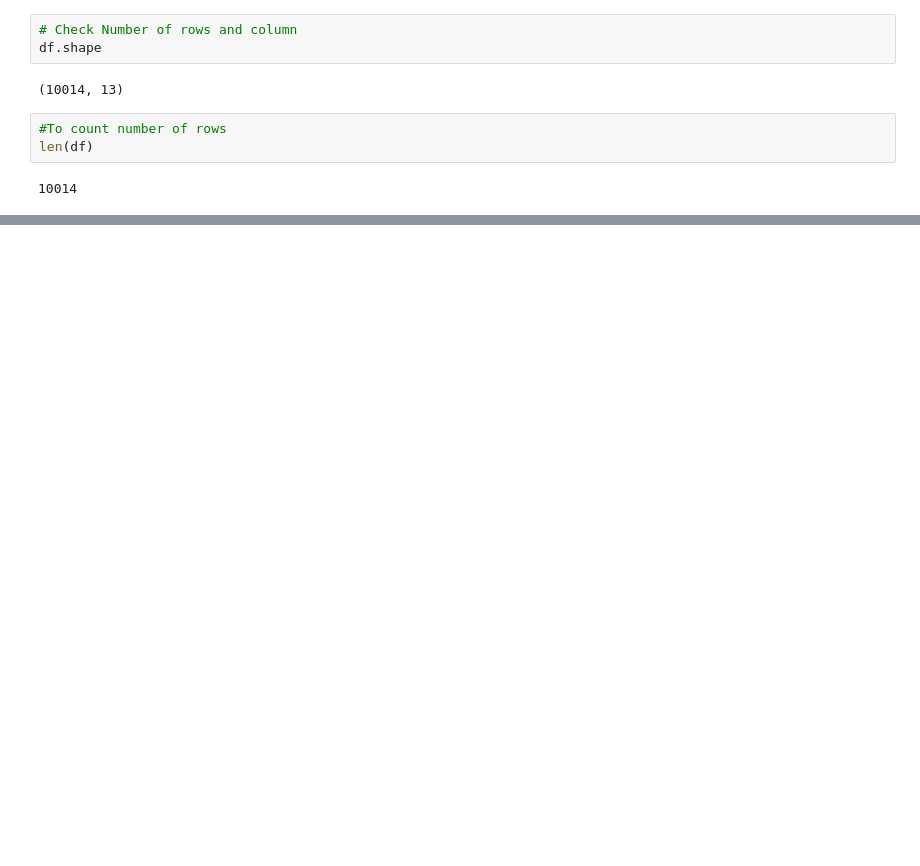
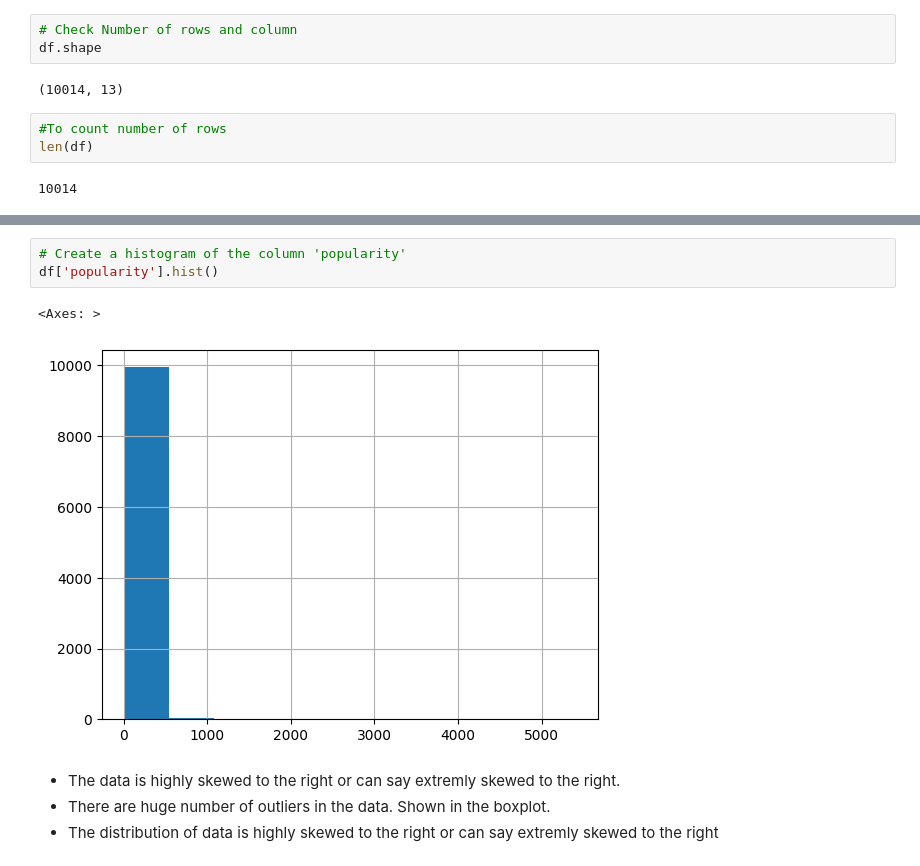
Before and after one commit to raoalitalha/Cinematic-Data-Exploration, a Jupyter notebook: eda.ipynb, the cells around one changed output, grey strips where cells are left out. Cells and saved outputs as stored; diff of their text form; blank space fills up the shorter version.

```diff
--- a/eda.ipynb
+++ b/eda.ipynb
@@ -433,0 +638,10 @@ sns.boxplot(y= 'vote_average', data=df_outliers)
+# %%
+# Create a histogram of the column 'popularity'
+df['popularity'].hist()
+# %% [output]
+<Axes: >
+[figure, added]
+# %% [markdown]
+- The data is highly skewed to the right or can say extremly skewed to the right.
+- There are huge number of outliers in the data. Shown in the boxplot.
+- The distribution of data is highly skewed to the right or can say extremly skewed to the right
```
Also changed, not shown: parts of 182 cells of this notebook.
